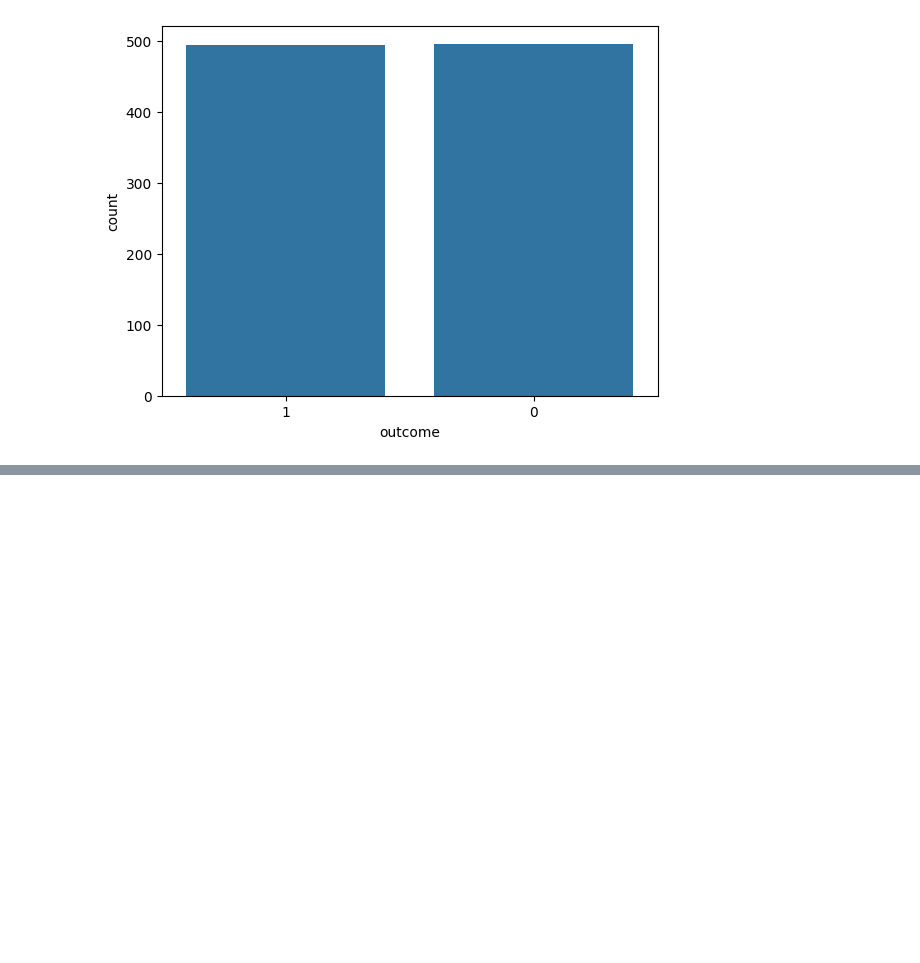
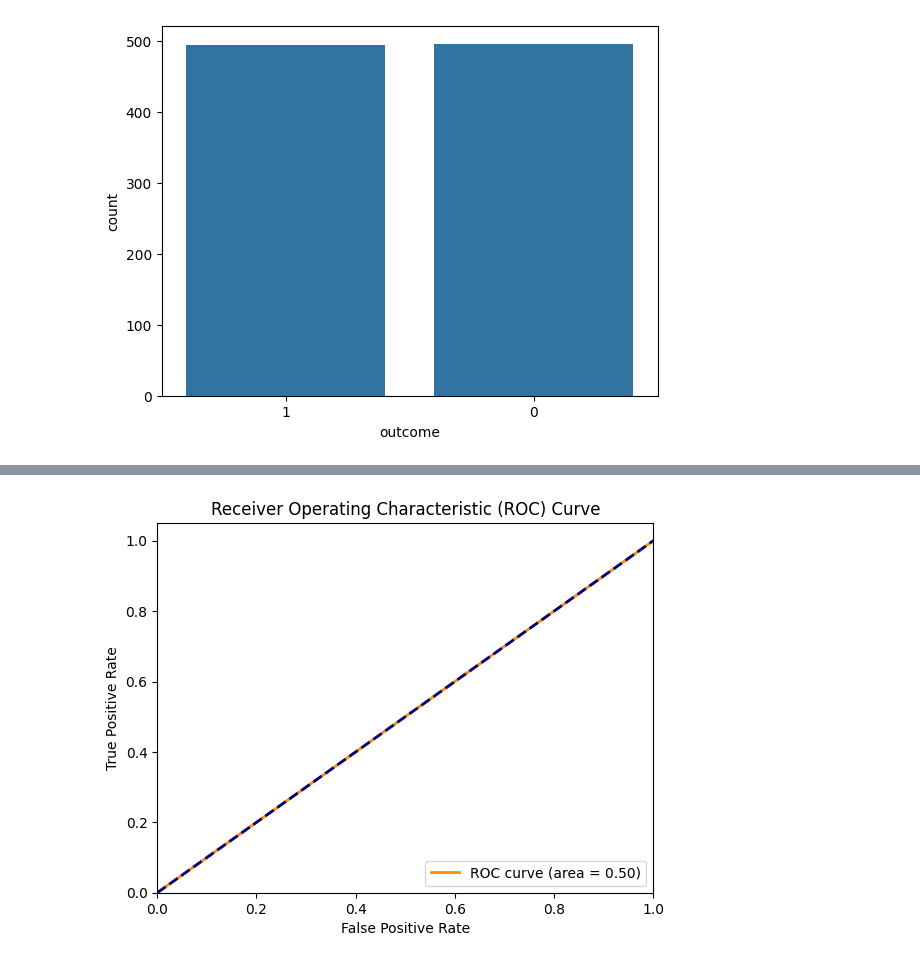
Before and after one commit to caseynv/SVM-project, a Jupyter notebook: SVM_Project.ipynb, the cells around one changed output, grey strips where cells are left out. Cells and saved outputs as stored; diff of their text form; code cells hidden in the pictures; blank space fills up the shorter version.

```diff
--- a/SVM_Project.ipynb
+++ b/SVM_Project.ipynb
@@ -278,0 +468,84 @@ X_train, X_test, y_train, y_test = train_test_split(features, labels, test_size=
+# %%
+import numpy as np
+
+def anova_rbf_kernel(X, Y, gamma=1e-4):
+   # Convert pandas DataFrame to numpy arrays
+    X_np = X.values
+    Y_np = Y.values
+
+    # Compute pairwise squared distances
+    dist_sq = np.sum((X_np[:, np.newaxis] - Y_np[np.newaxis, :]) ** 2, axis=-1)
+
+    # Compute ANOVA-RBF kernel
+    return np.exp(-gamma * dist_sq)
+
+# Define the values for gamma and cost
+gammas = [1e-4, 1e-1]
+costs = [1e-2, 1e2]
+
+# Initialize variables to store best parameters and corresponding metrics
+best_params = None
+best_accuracy = 0
+
+# Iterate over gamma and cost values
+for gamma in gammas:
+    for cost in costs:
+        # Create SVM model with ANOVA-RBF kernel
+        svm_model = SVC(kernel=anova_rbf_kernel, gamma=gamma, C=cost)
+        svm_model.fit(X_train, y_train)
+
+        # Predict the target variable using test data
+        predictions = svm_model.predict(X_test)
+
+        # Calculate accuracy
+        accuracy = accuracy_score(y_test, predictions)
+
+        # Update best parameters if current accuracy is higher
+        if accuracy > best_accuracy:
+            best_accuracy = accuracy
+            best_params = {'gamma': gamma, 'C': cost}
+
+        # Compute ROC curve and area under the curve
+        fpr, tpr, _ = roc_curve(y_test, predictions)
+        roc_auc = auc(fpr, tpr)
+
+        # Plot ROC curve
+        plt.figure()
+        plt.plot(fpr, tpr, color='darkorange', lw=2, label='ROC curve (area = %0.2f)' % roc_auc)
+        plt.plot([0, 1], [0, 1], color='navy', lw=2, linestyle='--')
+        plt.xlim([0.0, 1.0])
+        plt.ylim([0.0, 1.05])
+        plt.xlabel('False Positive Rate')
+        plt.ylabel('True Positive Rate')
+        plt.title('Receiver Operating Characteristic (ROC) Curve')
+        plt.legend(loc="lower right")
+        plt.show()
+
+# Report the optimal tuning parameters
+print("Optimal Tuning Parameters:", best_params)
+
+# Create SVM model with the best parameters
+best_svm_model = SVC(kernel=anova_rbf_kernel, gamma=best_params['gamma'], C=best_params['C'])
+best_svm_model.fit(X_train, y_train)
+
+# Predict the target variable using test data
+predictions = best_svm_model.predict(X_test)
+
+# Calculate accuracy
+accuracy = accuracy_score(y_test, predictions)
+print("Accuracy (C-index):", accuracy)
+
+# Calculate Mean Squared Error
+mse = mean_squared_error(y_test, predictions)
+print("Mean Squared Error:", mse)
+
+# Calculate Misclassification Rate
+misclassification_rate = 1 - accuracy
+print("Misclassification Rate:", misclassification_rate)
+
+# Calculate Confusion Matrix
+conf_matrix = confusion_matrix(y_test, predictions)
+print("Confusion Matrix:")
+print(conf_matrix)
+# %% [output]
+[figure, added]
```
Also changed, not shown: parts of 13 cells of this notebook.
